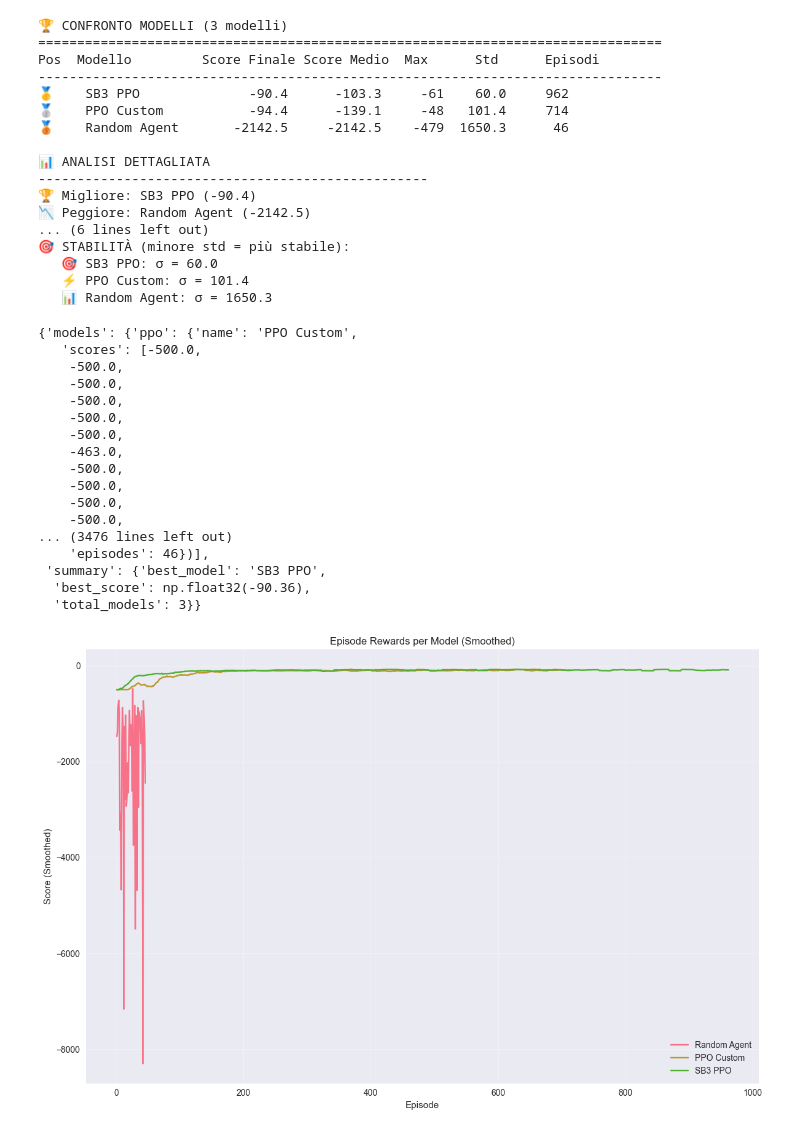
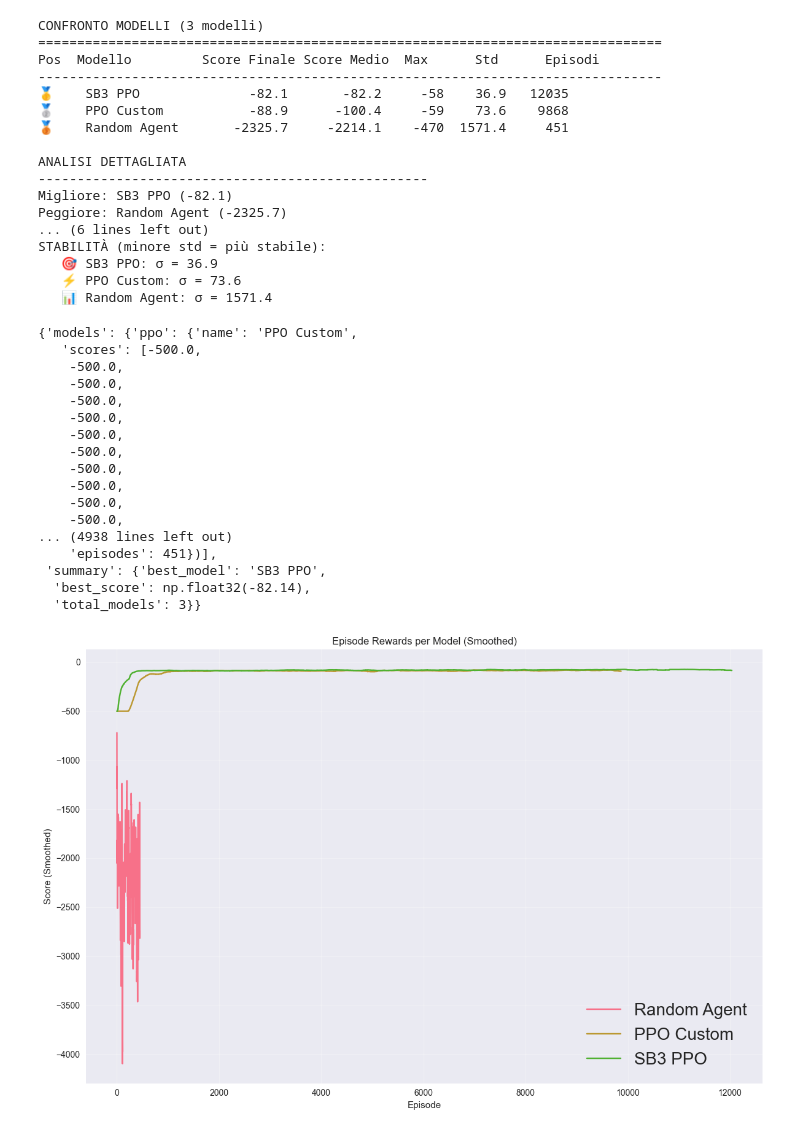
Before and after one commit to RiccardoSamaritan/IntroToML_Project, a Jupyter notebook: acrobot_v1.ipynb, the cells around one changed output. Cells and saved outputs as stored; diff of their text form; code cells hidden in the pictures.

```diff
--- a/acrobot_v1.ipynb
+++ b/acrobot_v1.ipynb
@@ -14,11 +14,10 @@ plt.style.use('seaborn-v0_8')
 sns.set_palette("husl")
 plt.rcParams['figure.figsize'] = (12, 8)
 
-ENV_NAME = "Acrobot-v1" # Nome dell'ambiente
-TOTAL_TIMESTEPS = 100000  # Ridotto per testing veloce
+ENV_NAME = "Acrobot-v1"
+TOTAL_TIMESTEPS = 1000000
 
 print(f"Environment: {ENV_NAME}")
 print(f"Training timesteps: {TOTAL_TIMESTEPS}")
-print(f"Test episodes: {TEST_EPISODES}")
 # %% [output]
 Environment: Acrobot-v1
@@ -112,23 +110,23 @@ print(f"SB3 PPO completed - Time: {sb3_training_time:.2f}s")
 # %%
 compare(ppo_scores=ppo_scores, sb3_scores=sb3_scores, random_scores=random_scores)
 # %% [output]
-🏆 CONFRONTO MODELLI (3 modelli)
+CONFRONTO MODELLI (3 modelli)
 ================================================================================
 Pos  Modello         Score Finale Score Medio  Max      Std      Episodi
 --------------------------------------------------------------------------------
-🥇    SB3 PPO              -90.4      -103.3     -61    60.0     962
-🥈    PPO Custom           -94.4      -139.1     -48   101.4     714
-🥉    Random Agent       -2142.5     -2142.5    -479  1650.3      46
+🥇    SB3 PPO              -82.1       -82.2     -58    36.9   12035
+🥈    PPO Custom           -88.9      -100.4     -59    73.6    9868
+🥉    Random Agent       -2325.7     -2214.1    -470  1571.4     451
 
-📊 ANALISI DETTAGLIATA
+ANALISI DETTAGLIATA
 --------------------------------------------------
-🏆 Migliore: SB3 PPO (-90.4)
-📉 Peggiore: Random Agent (-2142.5)
+Migliore: SB3 PPO (-82.1)
+Peggiore: Random Agent (-2325.7)
 ... (6 lines left out)
-🎯 STABILITÀ (minore std = più stabile):
-   🎯 SB3 PPO: σ = 60.0
-   ⚡ PPO Custom: σ = 101.4
-   📊 Random Agent: σ = 1650.3
+STABILITÀ (minore std = più stabile):
+   🎯 SB3 PPO: σ = 36.9
+   ⚡ PPO Custom: σ = 73.6
+   📊 Random Agent: σ = 1571.4
 {'models': {'ppo': {'name': 'PPO Custom',
    'scores': [-500.0,
     -500.0,
@@ -136,32 +134,32 @@ Pos  Modello         Score Finale Score Medio  Max      Std      Episodi
     -500.0,
     -500.0,
     -500.0,
-    -463.0,
     -500.0,
     -500.0,
     -500.0,
     -500.0,
-... (3476 lines left out)
-    'episodes': 46})],
+    -500.0,
+... (4938 lines left out)
+    'episodes': 451})],
  'summary': {'best_model': 'SB3 PPO',
-  'best_score': np.float32(-90.36),
+  'best_score': np.float32(-82.14),
   'total_models': 3}}
 # %%
 for model_name, scores in zip(results['models'], results['episode_rewards']):
     # Smooth the scores with a rolling mean for better visualization
     window = max(1, len(scores) // 50)
     smoothed = pd.Series(scores).rolling(window, min_periods=1).mean()
     plt.plot(range(1, len(scores) + 1), smoothed, label=model_name)
 
 plt.xlabel('Episode')
 plt.ylabel('Score (Smoothed)')
 plt.title('Episode Rewards per Model (Smoothed)')
-plt.legend()
+plt.legend(fontsize=20)
 plt.grid(True, alpha=0.3)
 plt.tight_layout()
 plt.show()
 # %% [output]
-[figure, old version]
+[figure, new version]
 # %%
 import gymnasium as gym
 import torch
```
Also changed, not shown: parts of 6 cells of this notebook, 5 other files.
